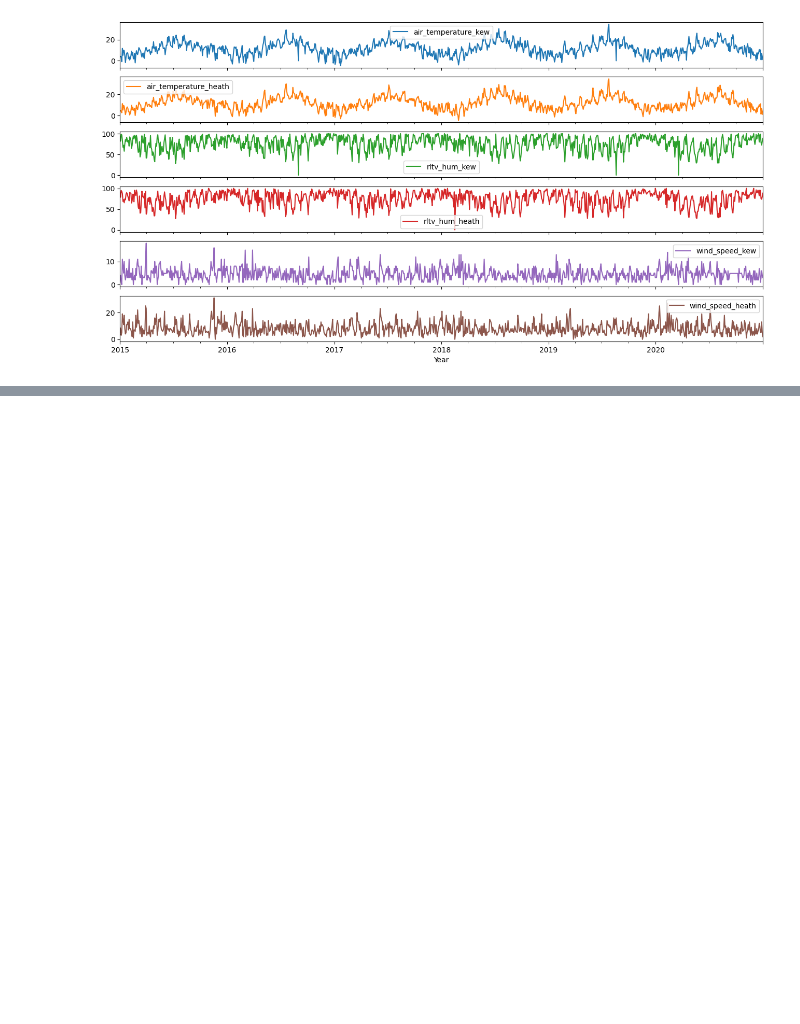
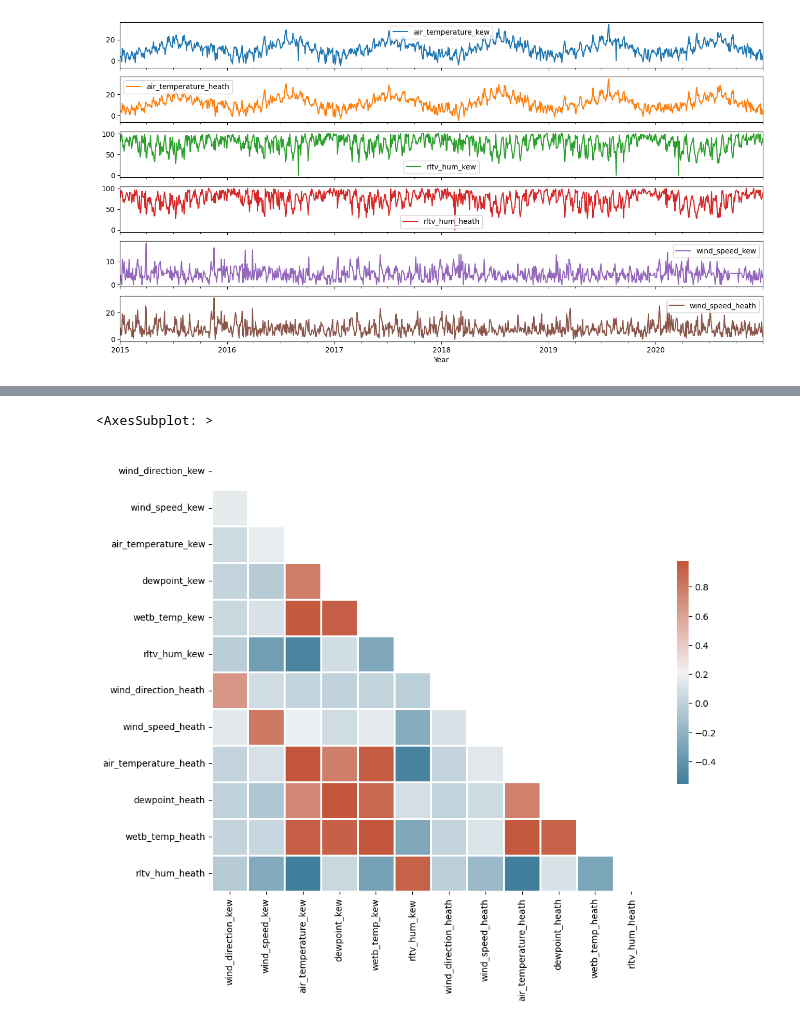
Before and after one commit to gzenkner/weather_prediction_nn, a Jupyter notebook: bi_lstm_3_day.ipynb, the cells around one changed output, grey strips where cells are left out. Cells and saved outputs as stored; diff of their text form; code cells hidden in the pictures; blank space fills up the shorter version.

```diff
--- a/bi_lstm_3_day.ipynb
+++ b/bi_lstm_3_day.ipynb
@@ -162 +149,14 @@ sns.pairplot(pairplot,
 [figure]
+# %%
+# 4) Examine parameters and plot correlation BEFORE feature engineering
+
+corr = df.corr()
+mask = np.triu(np.ones_like(corr, dtype=bool))
+f, ax = plt.subplots(figsize=(11, 9))
+cmap = sns.diverging_palette(230, 20, as_cmap=True)
+sns.heatmap(corr, mask=mask, cmap=cmap, square=True,
+            linewidths=.9, cbar_kws={"shrink": .5})
+#sns.heatmap(corr, mask=mask, cmap=cmap, square=True, center=0, linewidths=.9, cbar_kws={"shrink": .5}, annot=True)
+# %% [output]
+<AxesSubplot: >
+[figure, added]
```
Also changed, not shown: parts of 29 cells of this notebook.
